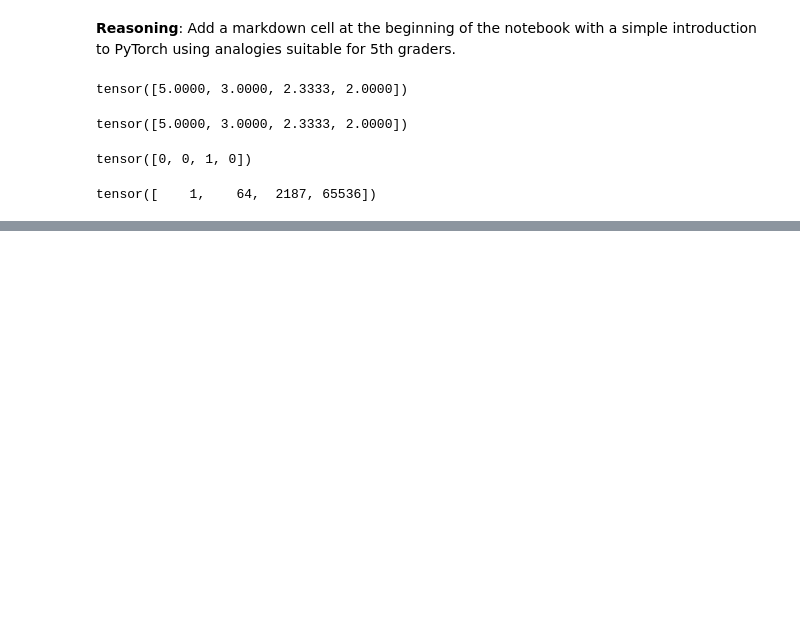
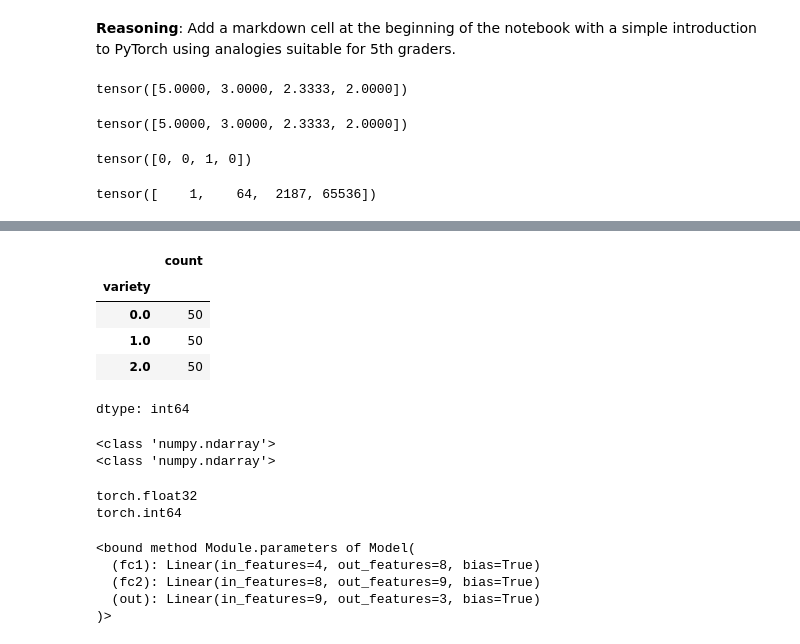
Before and after one commit to HiNacho/courses, a Jupyter notebook: Intro_to_pytorch.ipynb, the cells around one changed output, grey strips where cells are left out. Saved outputs shown, nothing was run; the diff lists cells and outputs as text; code cells hidden in the pictures; blank space fills up the shorter version.

```diff
--- a/Intro_to_pytorch.ipynb
+++ b/Intro_to_pytorch.ipynb
@@ -210,0 +276,10 @@ tensor([    1,    64,  2187, 65536])
+# %%
+df['variety'] = df['variety'].replace(['Setosa', 'Versicolor', 'Virginica'], [0.0, 1.0, 2.0])
+df['variety'].value_counts()
+# %% [output]
+|  | count |
+| variety |  |
+| 0.0 | 50 |
+| 1.0 | 50 |
+| 2.0 | 50 |
+dtype: int64
@@ -210,0 +291,11 @@ tensor([    1,    64,  2187, 65536])
+# %%
+# Convert X and y to NumPy arrays
+X_np = X.values
+y_np = y.values
+
+# Display the type of the resulting arrays to confirm
+print(type(X_np))
+print(type(y_np))
+# %% [output]
+<class 'numpy.ndarray'>
+<class 'numpy.ndarray'>
@@ -210,0 +307,15 @@ tensor([    1,    64,  2187, 65536])
+# %%
+import torch
+
+# Convert NumPy arrays to PyTorch tensors
+X_train_tensor = torch.from_numpy(X_train_np).float()
+X_test_tensor = torch.from_numpy(X_test_np).float()
+y_train_tensor = torch.from_numpy(y_train_np).long()
+y_test_tensor = torch.from_numpy(y_test_np).long()
+
+# Display the types to confirm
+print(X_train_tensor.dtype)
+print(y_train_tensor.dtype)
+# %% [output]
+torch.float32
+torch.int64
@@ -210,0 +327,8 @@ tensor([    1,    64,  2187, 65536])
+# %%
+model.parameters
+# %% [output]
+<bound method Module.parameters of Model(
+  (fc1): Linear(in_features=4, out_features=8, bias=True)
+  (fc2): Linear(in_features=8, out_features=9, bias=True)
+  (out): Linear(in_features=9, out_features=3, bias=True)
+)>
```
Also changed, not shown: parts of 72 cells of this notebook.
